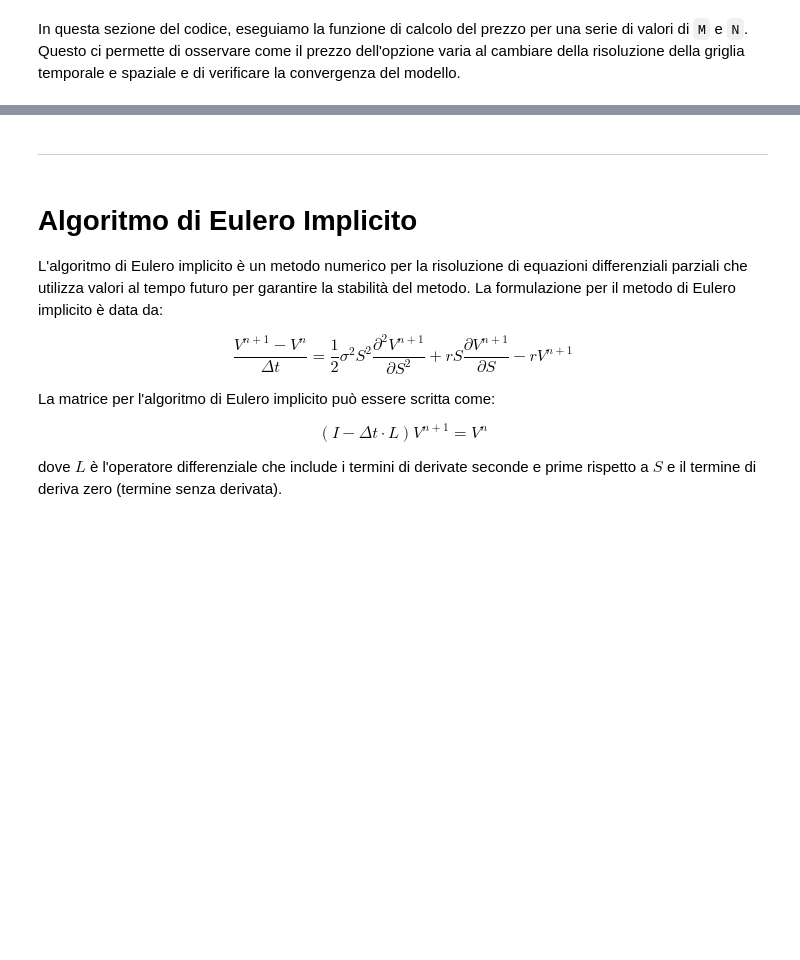
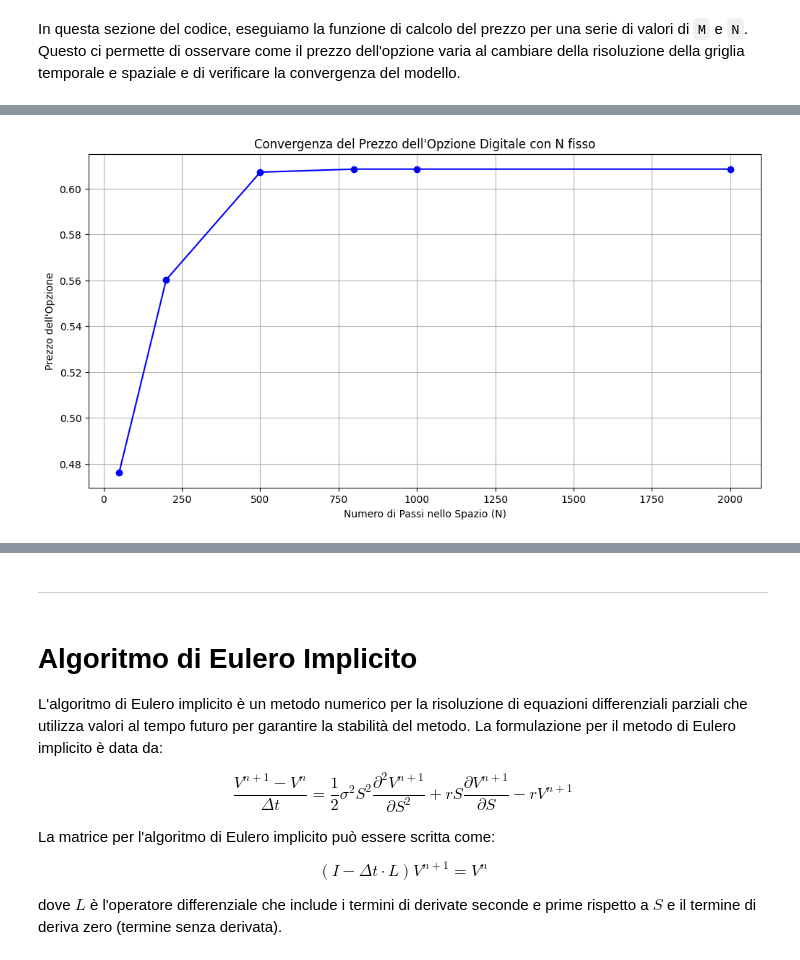
Before and after one commit to LucaBia/prodotti_derivati, a Jupyter notebook: Marazzina.ipynb, the cells around one changed output, grey strips where cells are left out. Saved outputs shown, nothing was run; the diff lists cells and outputs as text; code cells hidden in the pictures; blank space fills up the shorter version.

```diff
--- a/Marazzina.ipynb
+++ b/Marazzina.ipynb
@@ -159,0 +169,13 @@ for precio in precios:
+# %%
+N_fisso = N
+prezzi_convergenza = [crank_nicolson(M, N_fisso)[0] for M in M_values]
+
+plt.figure(figsize=(12, 6))
+plt.plot(M_values, prezzi_convergenza, marker='o', linestyle='-', color='b')
+plt.title('Convergenza del Prezzo dell\'Opzione Digitale con N fisso')
+plt.xlabel('Numero di Passi nello Spazio (N)')
+plt.ylabel('Prezzo dell\'Opzione')
+plt.grid(True)
+plt.show()
+# %% [output]
+[figure, added]
```
Also changed, not shown: parts of 38 cells of this notebook.
